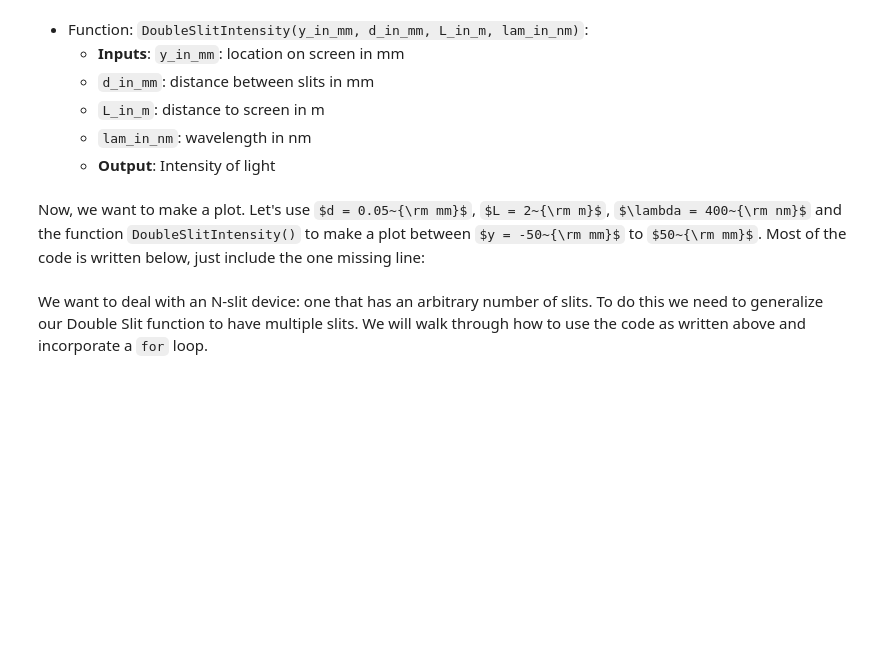
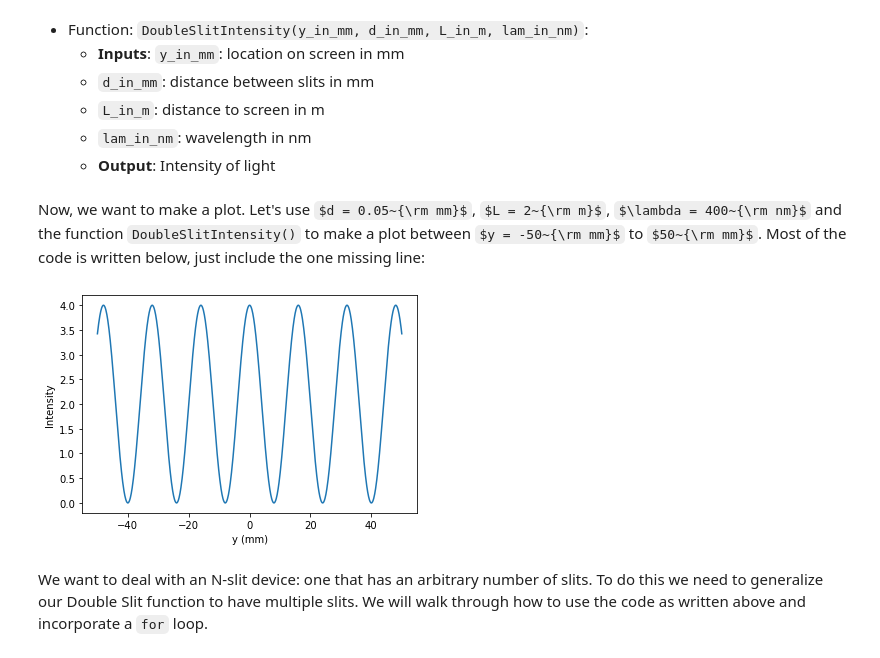
Before and after one commit to nuLABatUSD/IntroComputationLabs, a Jupyter notebook: Lab5_SP22.ipynb, the cells around one changed output. Saved outputs shown, nothing was run; the diff lists cells and outputs as text; code cells hidden in the pictures; some formulas as TeX source; blank space fills up the shorter version.

```diff
--- a/Lab5_SP22.ipynb
+++ b/Lab5_SP22.ipynb
@@ -43,13 +43,15 @@ Now, we want to make a plot.  Let's use $d = 0.05~{\rm mm}$, $L = 2~{\rm m}$, $\
 # %%
 y = np.linspace(-50,50,1000)
 intensity = np.zeros(len(y))
 for i in range(len(y)):
-    intensity[i] = DoubleSlitIntensity()   #<== put the appropriate inputs to the function here
+    intensity[i] = DoubleSlitIntensity(y[i], .05, 2, 400)   #<== put the appropriate inputs to the function here
 plt.figure()
 plt.plot(y,intensity)
 plt.ylabel("Intensity")
 plt.xlabel("y (mm)")
 plt.show()
+# %% [output]
+[figure, added]
 # %% [markdown]
 We want to deal with an N-slit device: one that has an arbitrary number of slits.  To do this we need to generalize our Double Slit function to have multiple slits.  We will walk through how to use the code as written above and incorporate a ``for`` loop.
 # %% [markdown]
```
Also changed, not shown: parts of 12 cells of this notebook.
